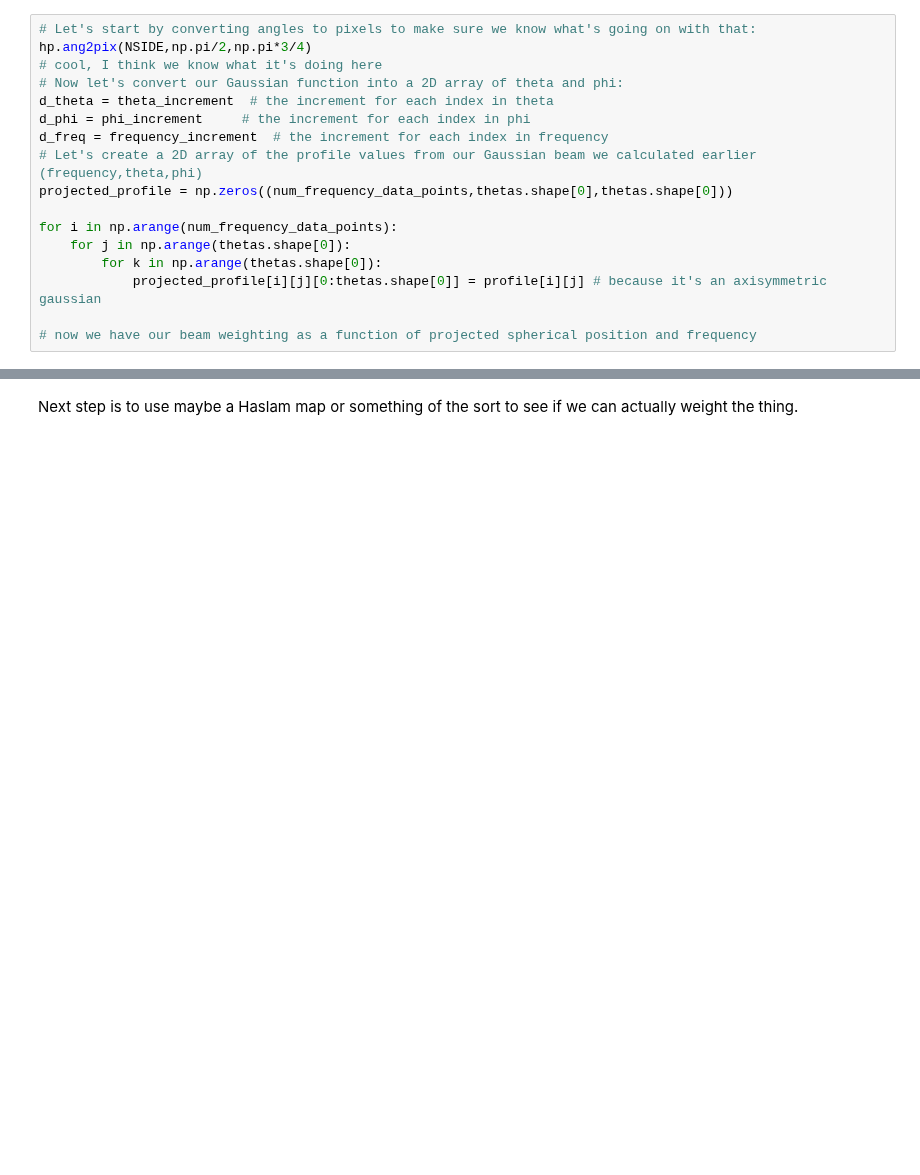
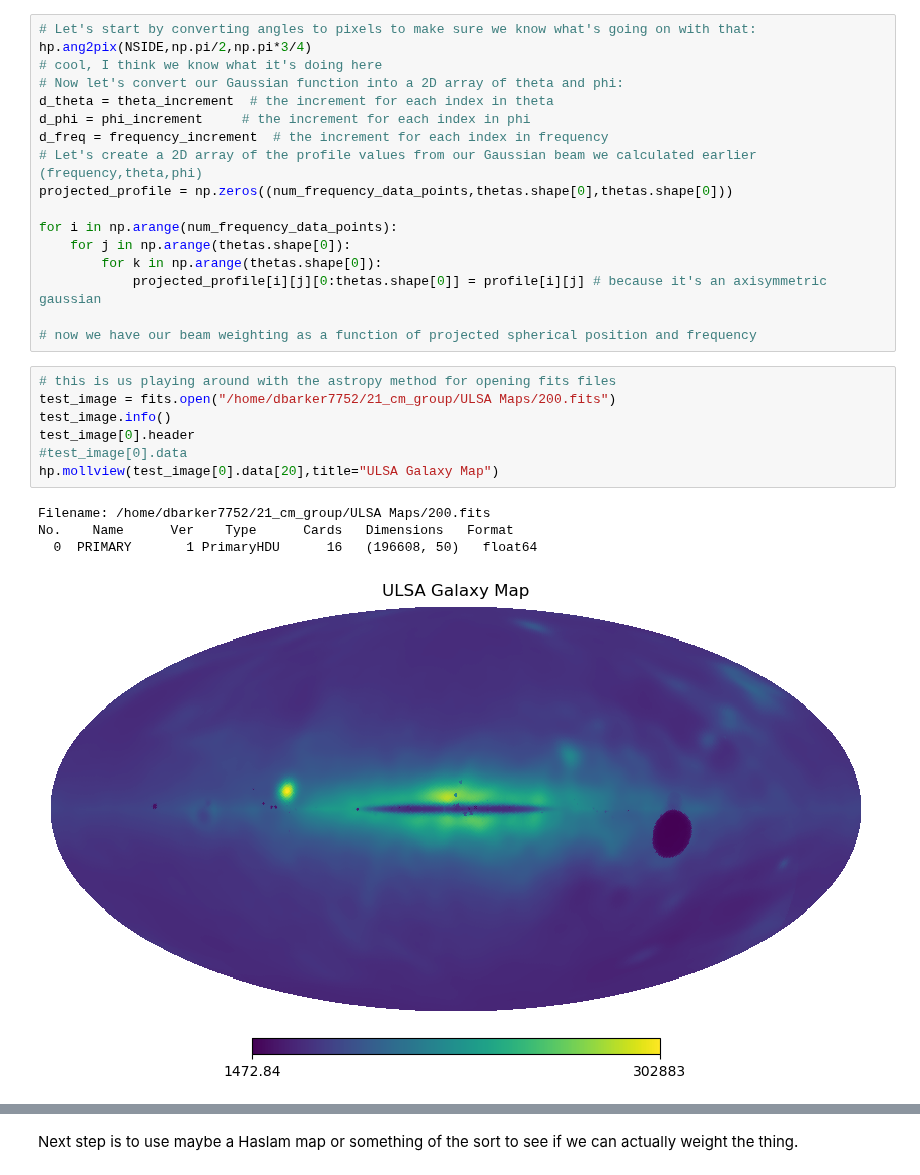
Before and after one commit to daba9359/LuCEE-Night_Simulation, a Jupyter notebook: Beam_weighted_foreground/Simulating_Beam_Weighted_Foreground.ipynb, the cells around one changed output, grey strips where cells are left out. Saved outputs shown, nothing was run; the diff lists cells and outputs as text; blank space fills up the shorter version.

```diff
--- a/Beam_weighted_foreground/Simulating_Beam_Weighted_Foreground.ipynb
+++ b/Beam_weighted_foreground/Simulating_Beam_Weighted_Foreground.ipynb
@@ -1231,3 +2058,15 @@ for i in np.arange(num_frequency_data_points):
             projected_profile[i][j][0:thetas.shape[0]] = profile[i][j] # because it's an axisymmetric gaussian
 
 # now we have our beam weighting as a function of projected spherical position and frequency
+# %%
+# this is us playing around with the astropy method for opening fits files
+test_image = fits.open("/home/dbarker7752/21_cm_group/ULSA Maps/200.fits")
+test_image.info()
+test_image[0].header
+#test_image[0].data
+hp.mollview(test_image[0].data[20],title="ULSA Galaxy Map")
+# %% [output]
+Filename: /home/dbarker7752/21_cm_group/ULSA Maps/200.fits
+No.    Name      Ver    Type      Cards   Dimensions   Format
+  0  PRIMARY       1 PrimaryHDU      16   (196608, 50)   float64
+[figure, added]
```
Also changed, not shown: parts of 43 cells of this notebook, 6 other files.
